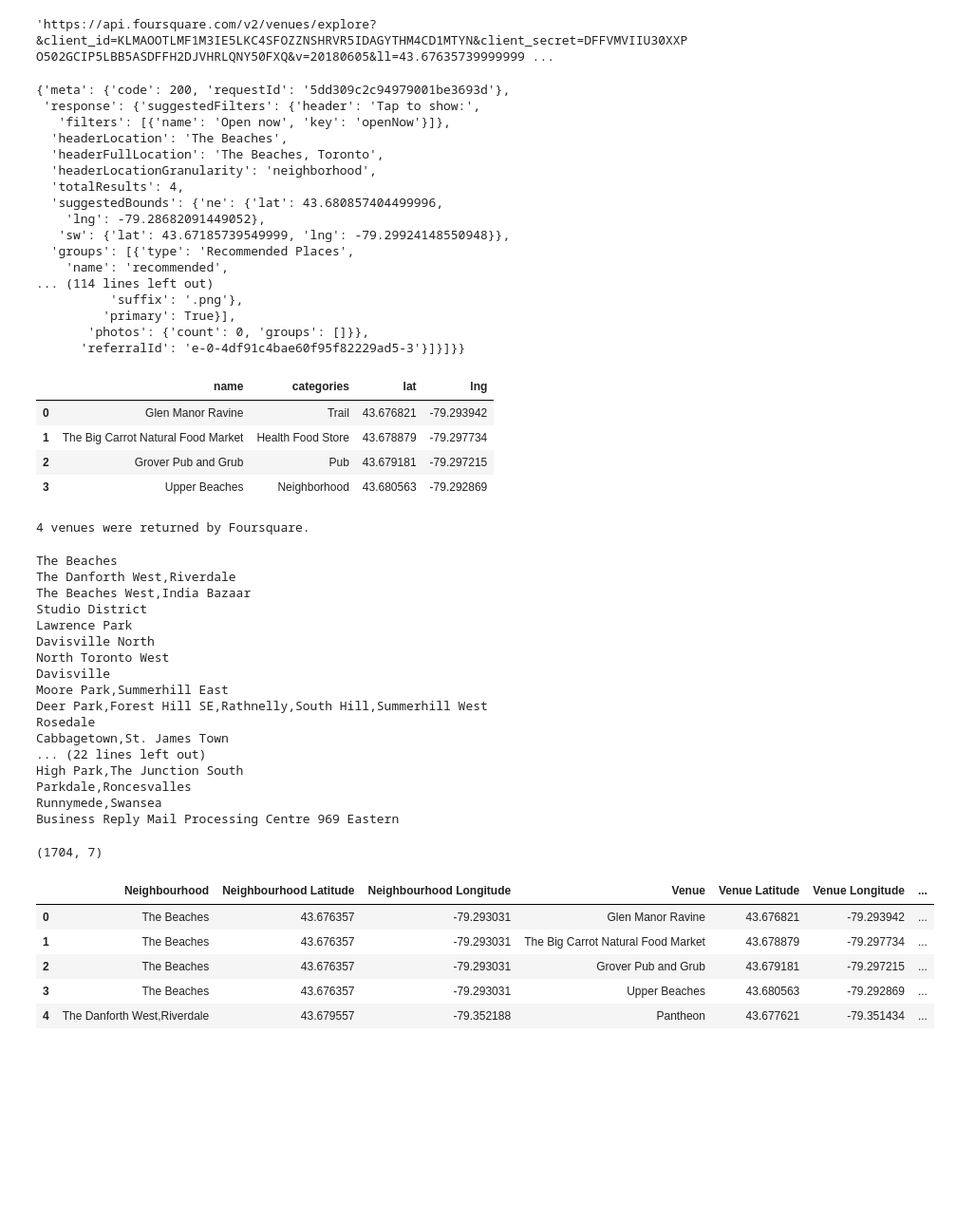
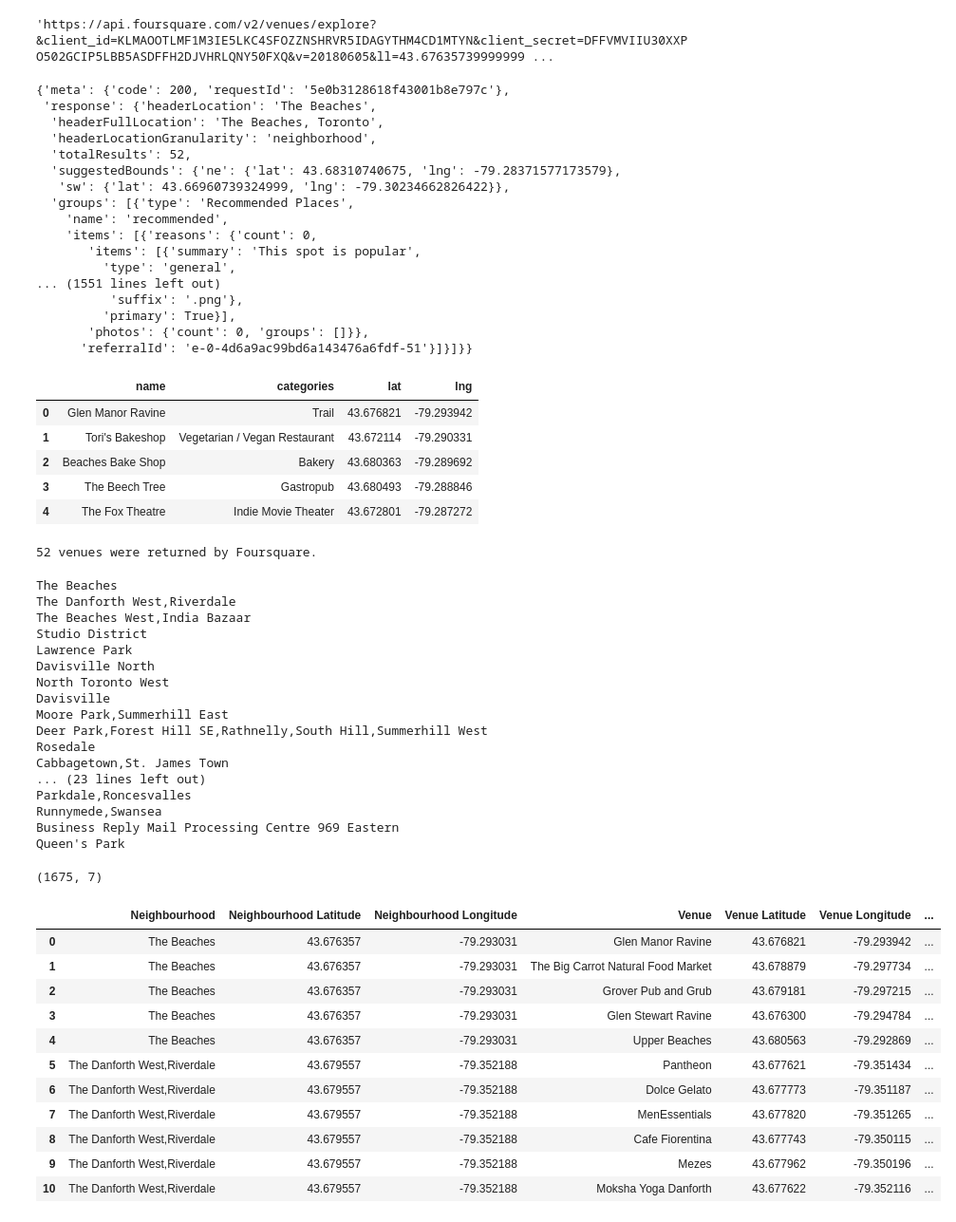
Before and after one commit to amsh1990/Coursera_Capstone, a Jupyter notebook: Toronto.ipynb, the cells around one changed output. Shown at 95% size. Saved outputs shown, nothing was run; the diff lists cells and outputs as text; code cells hidden in the pictures; blank space fills up the shorter version.

```diff
--- a/Toronto.ipynb
+++ b/Toronto.ipynb
@@ -222,6 +240,7 @@ from geopy.geocoders import Nominatim
 address = 'Toronto, Canada'
 
 geolocator = Nominatim(user_agent="toronto_explorer")
+geolocator=Nominatim(timeout=3)
 location = geolocator.geocode(address)
 latitude = location.latitude
 longitude = location.longitude
@@ -298,7 +315,7 @@ CLIENT_SECRET:DFFVMVIIU30XXPO502GCIP5LBB5ASDFFH2DJVHRLQNY50FXQ
 
 LIMIT = 100 # limit of number of venues returned by Foursquare API
 
-radius = 500 # define radius
+radius = 750 # define radius
 
 for lat, long, neighbourhood in zip(Toronto_data['Latitude'], Toronto_data['Longitude'], Toronto_data['Neighbourhood']):
 
@@ -331,7 +348,7 @@ Latitude and longitude values of The Beaches are 43.67635739999999, -79.2930312.
 
 LIMIT = 100 # limit of number of venues returned by Foursquare API
 
-radius = 500 # define radius
+radius = 750 # define radius
 
  # create URL
 url = 'https://api.foursquare.com/v2/venues/explore?&client_id={}&client_secret={}&v={}&ll={},{}&radius={}&limit={}'.format(
@@ -349,23 +366,23 @@ url # display URL
 results = requests.get(url).json()
 results
 # %% [output]
-{'meta': {'code': 200, 'requestId': '5dd309c2c94979001be3693d'},
- 'response': {'suggestedFilters': {'header': 'Tap to show:',
-   'filters': [{'name': 'Open now', 'key': 'openNow'}]},
-  'headerLocation': 'The Beaches',
+{'meta': {'code': 200, 'requestId': '5e0b3128618f43001b8e797c'},
+ 'response': {'headerLocation': 'The Beaches',
   'headerFullLocation': 'The Beaches, Toronto',
   'headerLocationGranularity': 'neighborhood',
-  'totalResults': 4,
-  'suggestedBounds': {'ne': {'lat': 43.680857404499996,
-    'lng': -79.28682091449052},
-   'sw': {'lat': 43.67185739549999, 'lng': -79.29924148550948}},
+  'totalResults': 52,
+  'suggestedBounds': {'ne': {'lat': 43.68310740675, 'lng': -79.28371577173579},
+   'sw': {'lat': 43.66960739324999, 'lng': -79.30234662826422}},
   'groups': [{'type': 'Recommended Places',
     'name': 'recommended',
-... (114 lines left out)
+    'items': [{'reasons': {'count': 0,
+       'items': [{'summary': 'This spot is popular',
+         'type': 'general',
+... (1551 lines left out)
           'suffix': '.png'},
          'primary': True}],
        'photos': {'count': 0, 'groups': []}},
-      'referralId': 'e-0-4df91c4bae60f95f82229ad5-3'}]}]}}
+      'referralId': 'e-0-4d6a9ac99bd6a143476a6fdf-51'}]}]}}
 # %%
 def get_category_type(row):
     try:
@@ -396,13 +413,14 @@ nearby_venues.head()
 # %% [output]
 |  | name | categories | lat | lng |
 | 0 | Glen Manor Ravine | Trail | 43.676821 | -79.293942 |
-| 1 | The Big Carrot Natural Food Market | Health Food Store | 43.678879 | -79.297734 |
-| 2 | Grover Pub and Grub | Pub | 43.679181 | -79.297215 |
-| 3 | Upper Beaches | Neighborhood | 43.680563 | -79.292869 |
+| 1 | Tori's Bakeshop | Vegetarian / Vegan Restaurant | 43.672114 | -79.290331 |
+| 2 | Beaches Bake Shop | Bakery | 43.680363 | -79.289692 |
+| 3 | The Beech Tree | Gastropub | 43.680493 | -79.288846 |
+| 4 | The Fox Theatre | Indie Movie Theater | 43.672801 | -79.287272 |
 # %%
 print('{} venues were returned by Foursquare.'.format(nearby_venues.shape[0]))
 # %% [output]
-4 venues were returned by Foursquare.
+52 venues were returned by Foursquare.
 # %%
 def getNearbyVenues(names, latitudes, longitudes, radius=500):
 
@@ -461,19 +479,26 @@ Moore Park,Summerhill East
 Deer Park,Forest Hill SE,Rathnelly,South Hill,Summerhill West
 Rosedale
 Cabbagetown,St. James Town
-... (22 lines left out)
-High Park,The Junction South
+... (23 lines left out)
 Parkdale,Roncesvalles
 Runnymede,Swansea
 Business Reply Mail Processing Centre 969 Eastern
+Queen's Park
 # %%
+
 print(Toronto_venues.shape)
-Toronto_venues.head()
+Toronto_venues.head(11)
 # %% [output]
-(1704, 7)
+(1675, 7)
 |  | Neighbourhood | Neighbourhood Latitude | Neighbourhood Longitude | Venue | Venue Latitude | Venue Longitude | ... |
 | 0 | The Beaches | 43.676357 | -79.293031 | Glen Manor Ravine | 43.676821 | -79.293942 | ... |
 | 1 | The Beaches | 43.676357 | -79.293031 | The Big Carrot Natural Food Market | 43.678879 | -79.297734 | ... |
 | 2 | The Beaches | 43.676357 | -79.293031 | Grover Pub and Grub | 43.679181 | -79.297215 | ... |
-| 3 | The Beaches | 43.676357 | -79.293031 | Upper Beaches | 43.680563 | -79.292869 | ... |
-| 4 | The Danforth West,Riverdale | 43.679557 | -79.352188 | Pantheon | 43.677621 | -79.351434 | ... |
+| 3 | The Beaches | 43.676357 | -79.293031 | Glen Stewart Ravine | 43.676300 | -79.294784 | ... |
+| 4 | The Beaches | 43.676357 | -79.293031 | Upper Beaches | 43.680563 | -79.292869 | ... |
+| 5 | The Danforth West,Riverdale | 43.679557 | -79.352188 | Pantheon | 43.677621 | -79.351434 | ... |
+| 6 | The Danforth West,Riverdale | 43.679557 | -79.352188 | Dolce Gelato | 43.677773 | -79.351187 | ... |
+| 7 | The Danforth West,Riverdale | 43.679557 | -79.352188 | MenEssentials | 43.677820 | -79.351265 | ... |
+| 8 | The Danforth West,Riverdale | 43.679557 | -79.352188 | Cafe Fiorentina | 43.677743 | -79.350115 | ... |
+| 9 | The Danforth West,Riverdale | 43.679557 | -79.352188 | Mezes | 43.677962 | -79.350196 | ... |
+| 10 | The Danforth West,Riverdale | 43.679557 | -79.352188 | Moksha Yoga Danforth | 43.677622 | -79.352116 | ... |
```
Also changed, not shown: parts of 32 cells of this notebook, 1 other file.
